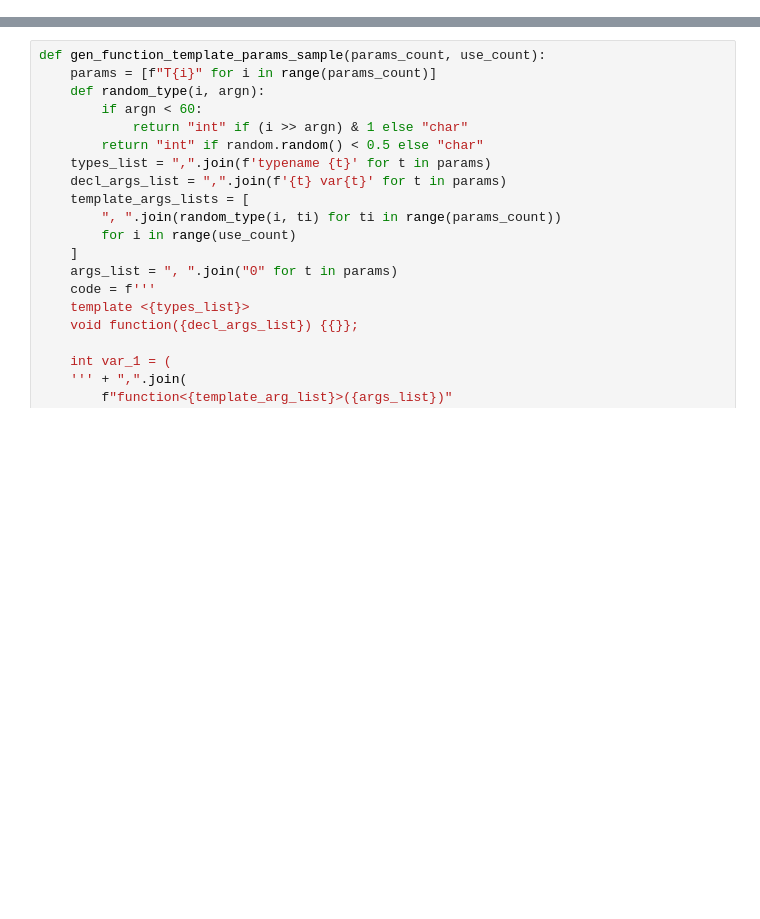
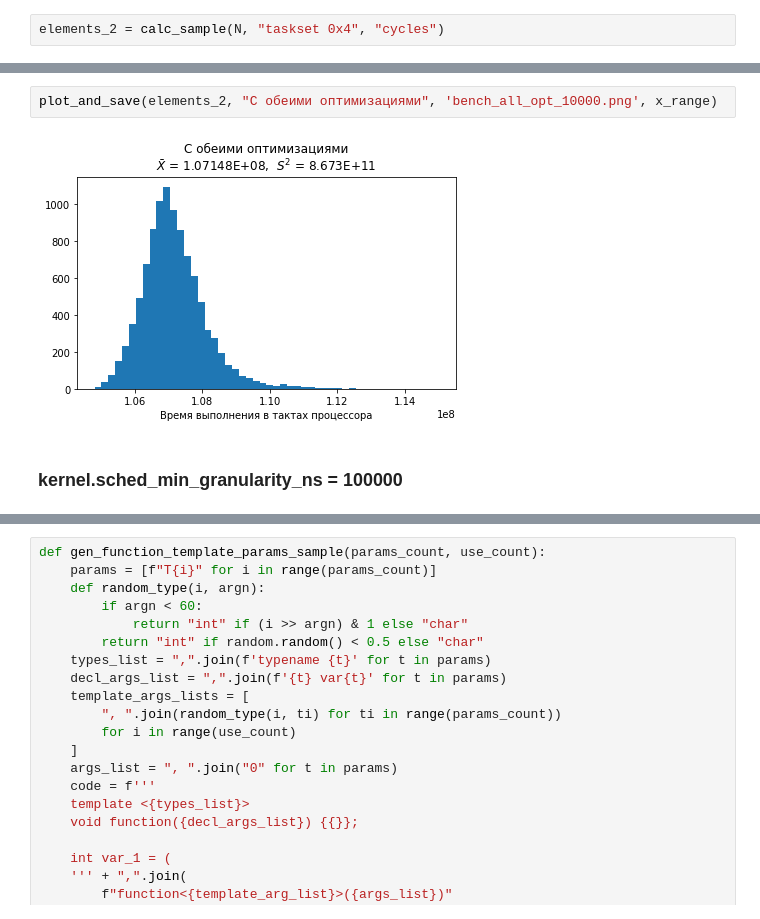
Before and after one commit to yuri-pechatnov/cpp_functools, a Jupyter notebook: research/gen_samples.ipynb, the cells around one changed output, grey strips where cells are left out. Drawn from its saved outputs; the diff is of its cells as text; blank space fills up the shorter version.

```diff
--- a/research/gen_samples.ipynb
+++ b/research/gen_samples.ipynb
@@ -36,0 +707,2 @@ check_code(gen_struct_template_params_sample(2, 2))
+# %%
+elements_2 = calc_sample(N, "taskset 0x4", "cycles")
@@ -36,0 +719,6 @@ check_code(gen_struct_template_params_sample(2, 2))
+# %%
+plot_and_save(elements_2, "C обеими оптимизациями", 'bench_all_opt_10000.png', x_range)
+# %% [output]
+[figure, added]
+# %% [markdown]
+### kernel.sched_min_granularity_ns = 100000
```
Also changed, not shown: parts of 70 cells of this notebook, 2 other files.
